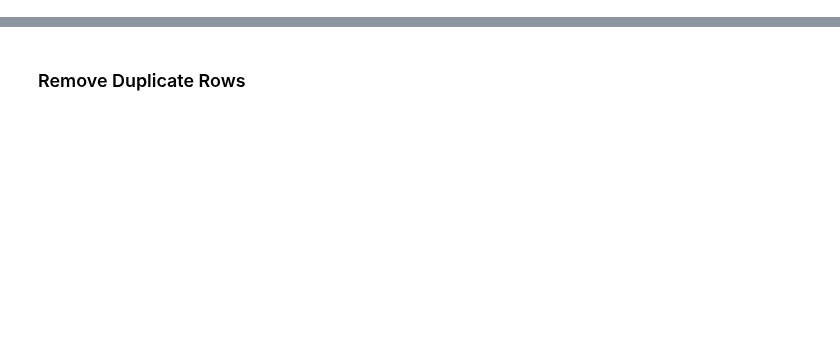
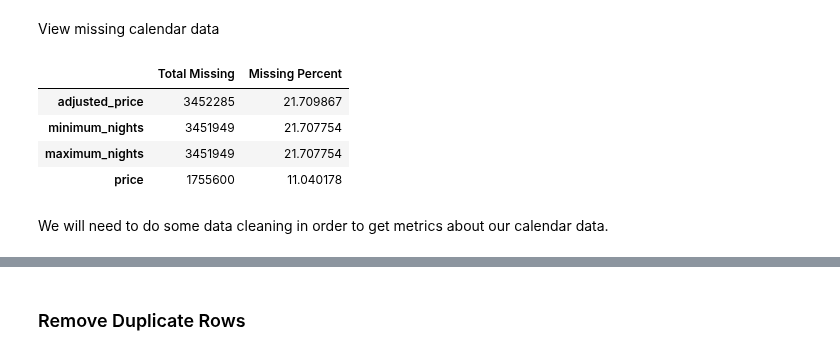
Before and after one commit to KishenSharma6/Airbnb-SF, a Jupyter notebook: Airbnb Calendar Data Cleaning.ipynb, the cells around one changed output, grey strips where cells are left out. Drawn from its saved outputs; the diff is of its cells as text; code cells hidden in the pictures; blank space fills up the shorter version.

```diff
--- a/Airbnb Calendar Data Cleaning.ipynb
+++ b/Airbnb Calendar Data Cleaning.ipynb
@@ -53,0 +58,25 @@ calendar.head(2)
+# %% [markdown]
+View missing calendar data
+# %%
+#Capture total number of missing data per column
+total = calendar.isnull().sum().sort_values(ascending=False)
+
+#Calculate the % of missing data per column
+percent = (calendar.isnull().sum()/calendar.isnull().count()).sort_values(ascending=False)
+
+#Concatenate into a pd dataframe
+missing_data = pd.concat([total, percent], axis=1, keys=['Total Missing', 'Missing Percent'])
+
+#Format percentage
+missing_data['Missing Percent'] = missing_data['Missing Percent'].apply(lambda x: x * 100)
+
+#View columns with > 10% of data missing
+missing_data.loc[missing_data['Missing Percent'] > 10][:10]
+# %% [output]
+|  | Total Missing | Missing Percent |
+| adjusted_price | 3452285 | 21.709867 |
+| minimum_nights | 3451949 | 21.707754 |
+| maximum_nights | 3451949 | 21.707754 |
+| price | 1755600 | 11.040178 |
+# %% [markdown]
+We will need to do some data cleaning in order to get metrics about our calendar data.
```
Also changed, not shown: parts of 22 cells of this notebook.
